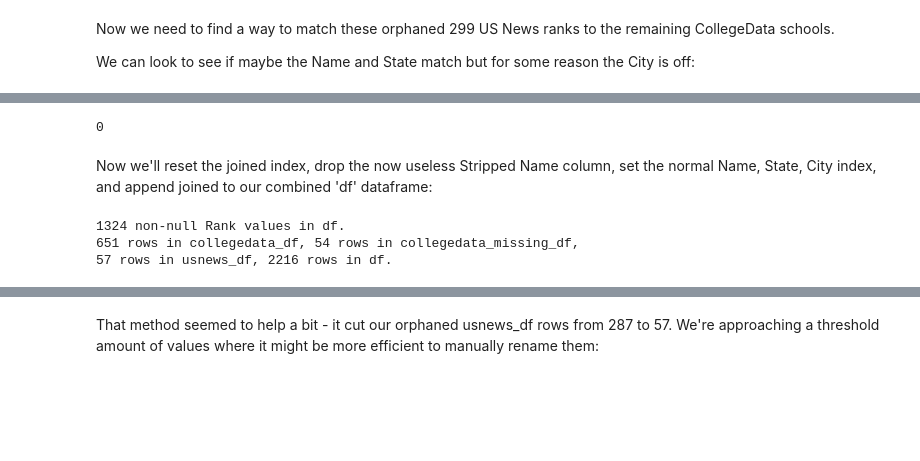
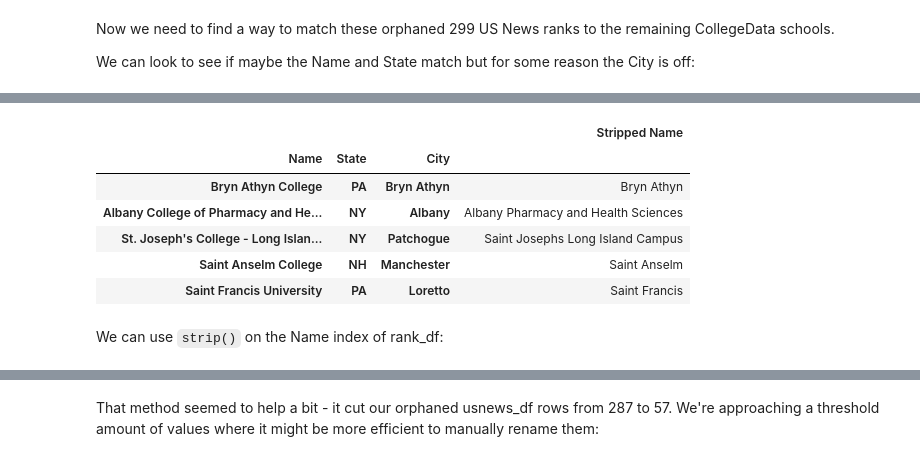
Before and after one commit to vertuli/college-yield-gap, a Jupyter notebook: part3-merging.ipynb, the cells around one changed output, grey strips where cells are left out. Saved outputs shown, nothing was run; the diff lists cells and outputs as text; code cells hidden in the pictures; blank space fills up the shorter version.

```diff
--- a/part3-merging.ipynb
+++ b/part3-merging.ipynb
@@ -196,6 +37,0 @@ Now we'll set the indexes for both dataframes to include the Stripped Name colum
-# %%
-collegedata_df.set_index(['Stripped Name', 'State', 'City'], inplace = True)
-usnews_df.set_index(['Stripped Name', 'State', 'City'], inplace = True)
-
-joined = collegedata_df.join(usnews_df, how = 'inner',
-                             lsuffix = ' CollegeData', rsuffix = ' US News')
@@ -204,31 +38,26 @@ joined.reset_index(inplace = True)
-# %%
-joined[['Name CollegeData', 'Name US News', 'State', 'City']].duplicated().sum()
-# %% [output]
-0
-# %%
-collegedata_df.drop(joined.index, inplace = True)
-usnews_df.drop(joined.index, inplace = True)
-# %% [markdown]
-Now we'll reset the joined index, drop the now useless Stripped Name column, set the normal Name, State, City index, and append joined to our combined 'df' dataframe:
-# %%
-joined.reset_index(inplace = True)
-joined.drop(columns = 'Stripped Name', inplace = True)
-joined.set_index(['Name', 'State', 'City'], inplace = True)
-df = df.append(joined, sort = False)
-
-collegedata_df.reset_index(inplace = True)
-collegedata_df.drop(columns = 'Stripped Name', inplace = True)
-
-usnews_df.reset_index(inplace = True)
-usnews_df.drop(columns = 'Stripped Name', inplace = True)
-
-has_ranks = df['Rank'].notna()
-print("{} non-null Rank values in df.".format(has_ranks.sum()))
-print("{} rows in collegedata_df, {} rows in collegedata_missing_df,\n"
-      "{} rows in usnews_df, {} rows in df.".format(\
-            len(collegedata_df), len(collegedata_missing_df),\
-            len(usnews_df), len(df)))
-# %% [output]
-1324 non-null Rank values in df.
-651 rows in collegedata_df, 54 rows in collegedata_missing_df,
-57 rows in usnews_df, 2216 rows in df.
+# %%
+def strip(s):
+    s = s.str.replace('SUNY','State University of New York')
+    s = s.str.replace('CUNY','City University of New York')
+    s = s.str.replace('\'s','s')
+    s = s.str.replace('College|University|of|\'','')
+    s = s.str.replace('St\.','Saint')
+    s = s.str.replace('-|\.',' ')
+    s = s.str.replace('\s+',' ')
+    s = s.str.strip()
+    return s
+
+collegedata_names = collegedata_df.index.get_level_values('Name')
+collegedata_df['Stripped Name'] = strip(collegedata_names)
+
+collegedata_df[['Stripped Name']].head()
+# %% [output]
+|  |  |  | Stripped Name |
+| Name | State | City |  |
+| Bryn Athyn College | PA | Bryn Athyn | Bryn Athyn |
+| Albany College of Pharmacy and He... | NY | Albany | Albany Pharmacy and Health Sciences |
+| St. Joseph's College - Long Islan... | NY | Patchogue | Saint Josephs Long Island Campus |
+| Saint Anselm College | NH | Manchester | Saint Anselm |
+| Saint Francis University | PA | Loretto | Saint Francis |
+# %% [markdown]
+We can use `strip()` on the Name index of rank_df:
```
Also changed, not shown: parts of 37 cells of this notebook.
